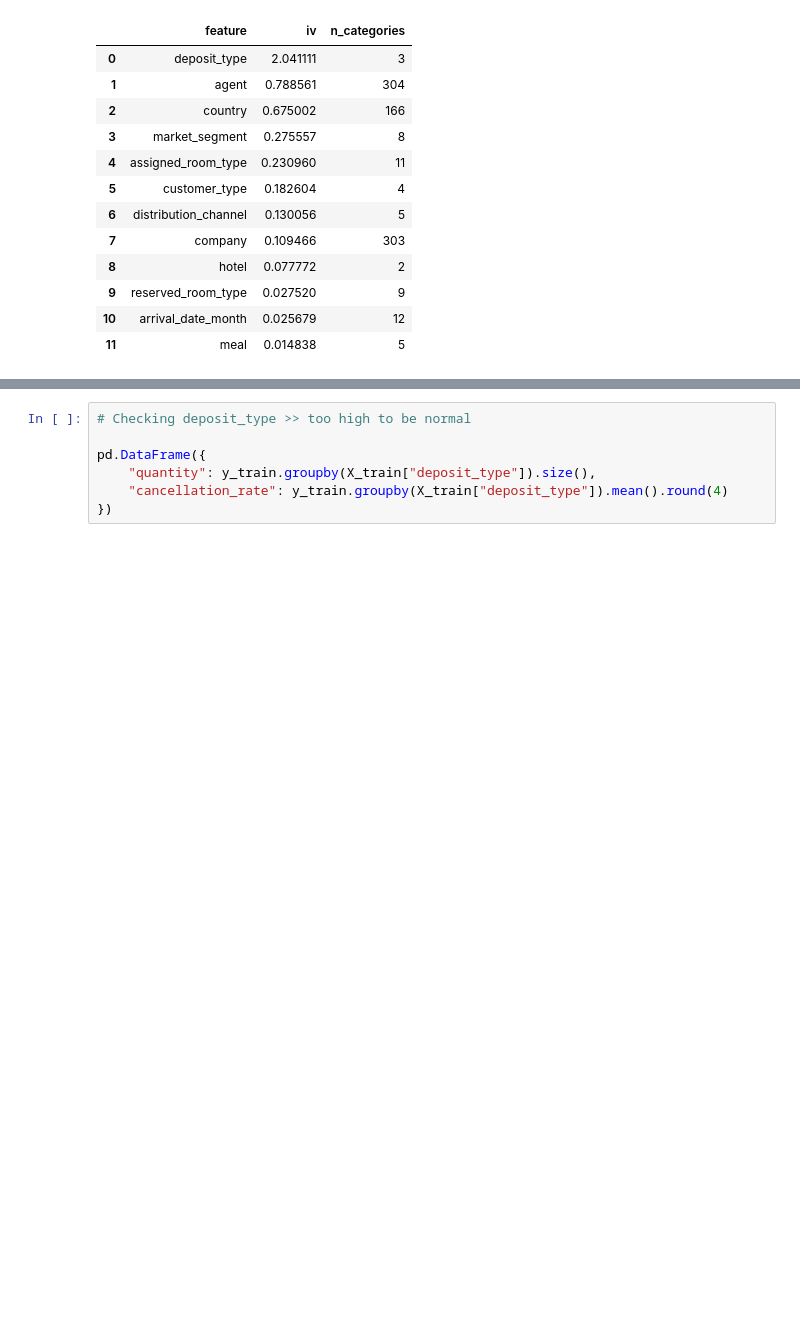
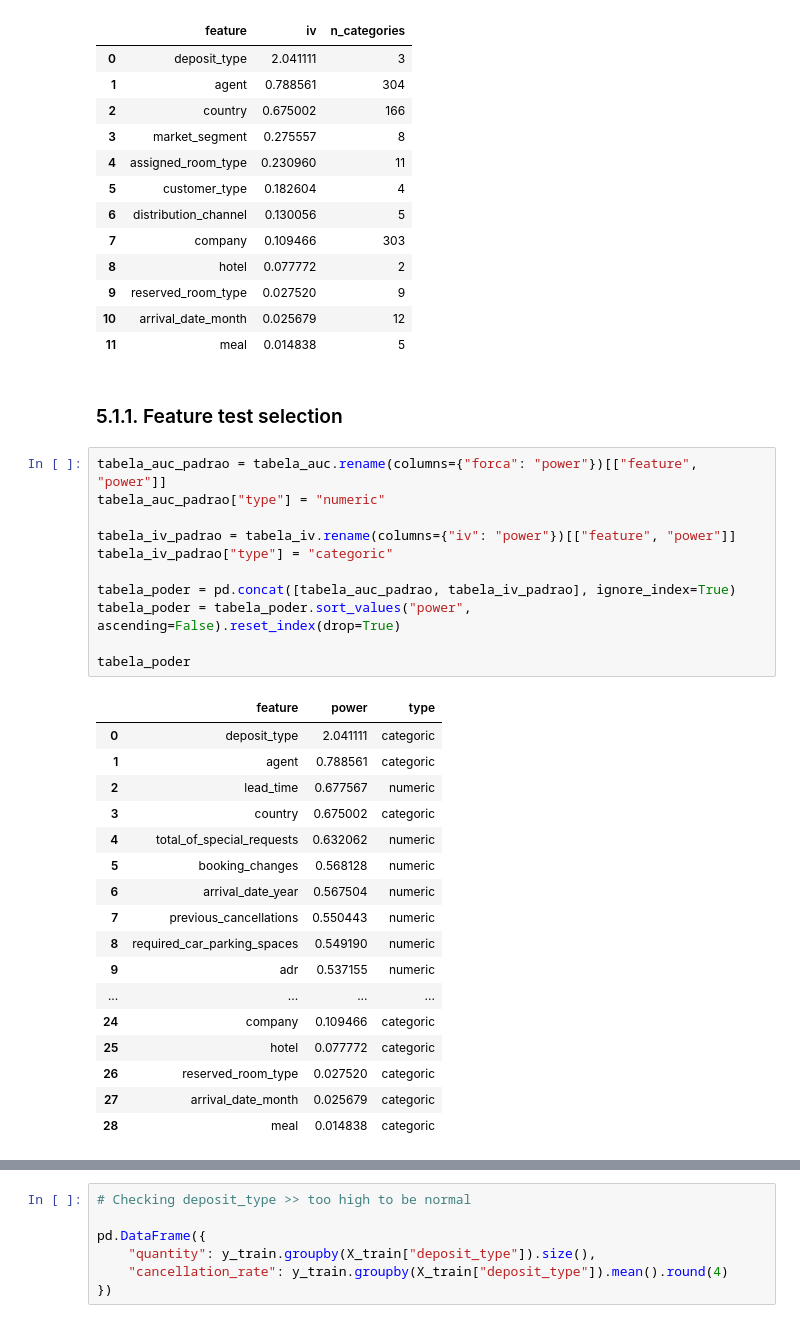
Before and after one commit to bruno-lima98/portfolio-hotel-cancellation-prediction, a Jupyter notebook: main.ipynb, the cells around one changed output, grey strips where cells are left out. Cells and saved outputs as stored; diff of their text form; blank space fills up the shorter version.

Commit message:
selecting features for tests

```diff
--- a/main.ipynb
+++ b/main.ipynb
@@ -722,3 +722,34 @@ tabela_iv
 | 9 | reserved_room_type | 0.027520 | 9 |
 | 10 | arrival_date_month | 0.025679 | 12 |
 | 11 | meal | 0.014838 | 5 |
+# %% [markdown]
+### 5.1.1. Feature test selection
+# %%
+tabela_auc_padrao = tabela_auc.rename(columns={"forca": "power"})[["feature", "power"]]
+tabela_auc_padrao["type"] = "numeric"
+
+tabela_iv_padrao = tabela_iv.rename(columns={"iv": "power"})[["feature", "power"]]
+tabela_iv_padrao["type"] = "categoric"
+
+tabela_poder = pd.concat([tabela_auc_padrao, tabela_iv_padrao], ignore_index=True)
+tabela_poder = tabela_poder.sort_values("power", ascending=False).reset_index(drop=True)
+
+tabela_poder
+# %% [output]
+|  | feature | power | type |
+| 0 | deposit_type | 2.041111 | categoric |
+| 1 | agent | 0.788561 | categoric |
+| 2 | lead_time | 0.677567 | numeric |
+| 3 | country | 0.675002 | categoric |
+| 4 | total_of_special_requests | 0.632062 | numeric |
+| 5 | booking_changes | 0.568128 | numeric |
+| 6 | arrival_date_year | 0.567504 | numeric |
+| 7 | previous_cancellations | 0.550443 | numeric |
+| 8 | required_car_parking_spaces | 0.549190 | numeric |
+| 9 | adr | 0.537155 | numeric |
+| ... | ... | ... | ... |
+| 24 | company | 0.109466 | categoric |
+| 25 | hotel | 0.077772 | categoric |
+| 26 | reserved_room_type | 0.027520 | categoric |
+| 27 | arrival_date_month | 0.025679 | categoric |
+| 28 | meal | 0.014838 | categoric |
```
Also changed, not shown: parts of 2 cells of this notebook.
